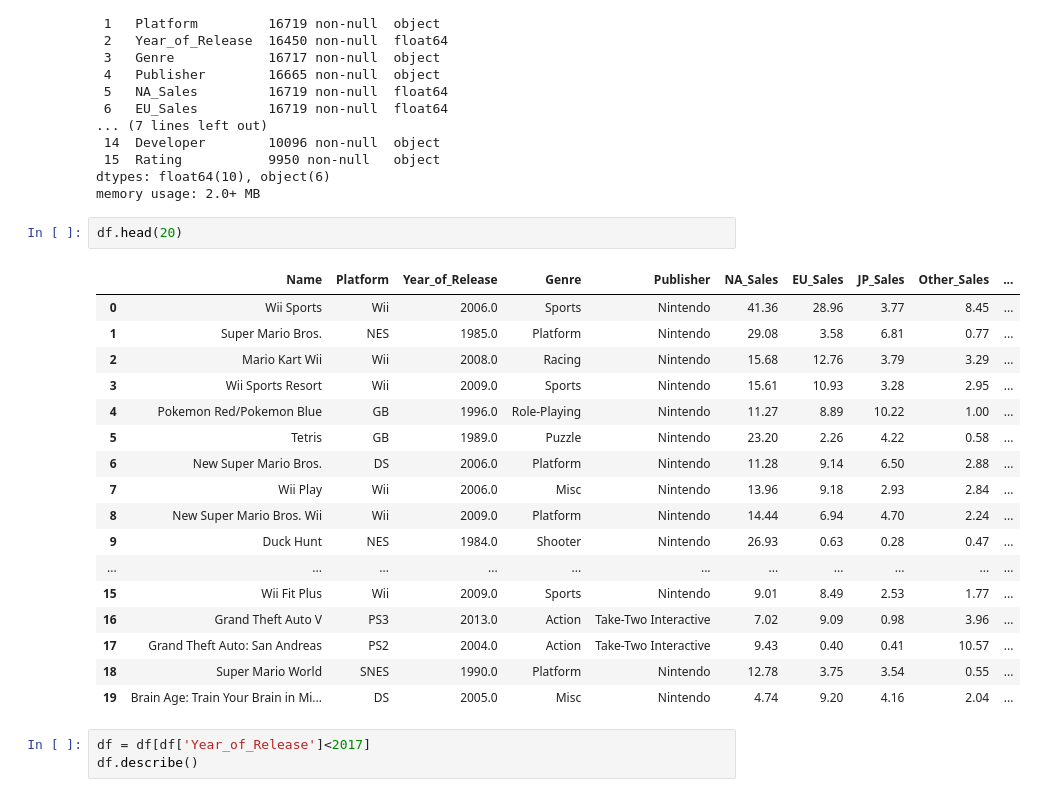
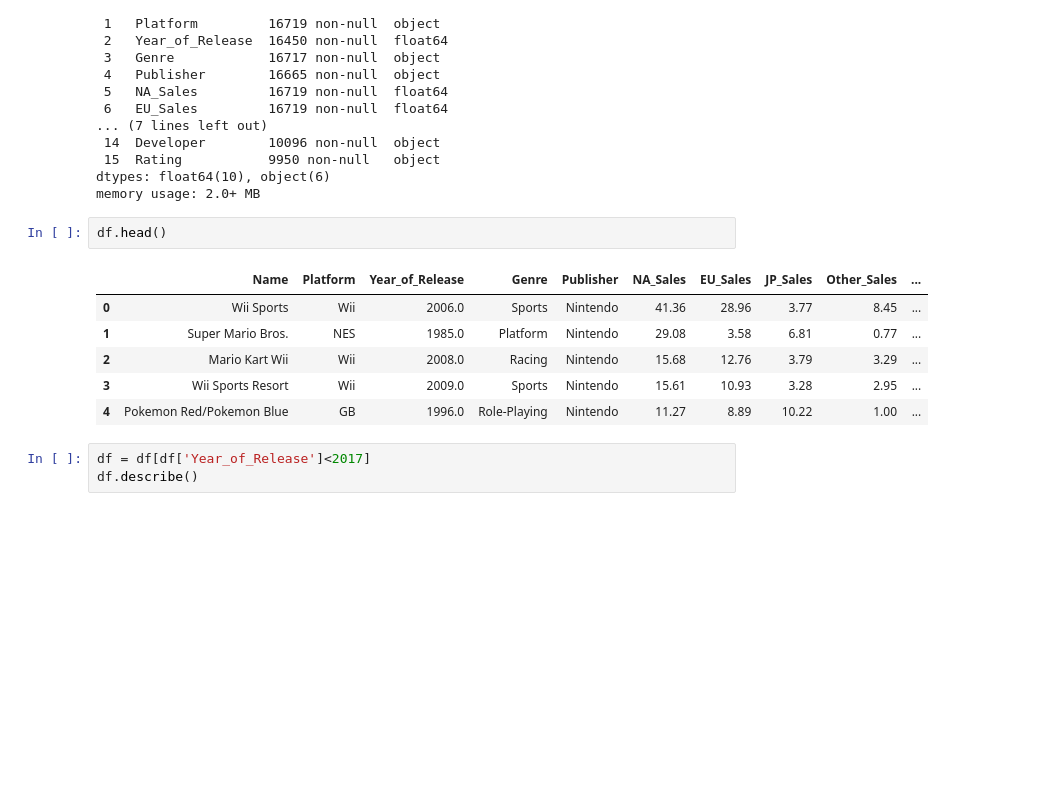
Before and after one commit to migueldf/data-storytelling, a Jupyter notebook: main.ipynb, the cells around one changed output. Cells and saved outputs as stored; diff of their text form; blank space fills up the shorter version.

```diff
--- a/main.ipynb
+++ b/main.ipynb
@@ -26,25 +27,14 @@ Data columns (total 16 columns):
 dtypes: float64(10), object(6)
 memory usage: 2.0+ MB
 # %%
-df.head(20)
+df.head()
 # %% [output]
 |  | Name | Platform | Year_of_Release | Genre | Publisher | NA_Sales | EU_Sales | JP_Sales | Other_Sales | ... |
 | 0 | Wii Sports | Wii | 2006.0 | Sports | Nintendo | 41.36 | 28.96 | 3.77 | 8.45 | ... |
 | 1 | Super Mario Bros. | NES | 1985.0 | Platform | Nintendo | 29.08 | 3.58 | 6.81 | 0.77 | ... |
 | 2 | Mario Kart Wii | Wii | 2008.0 | Racing | Nintendo | 15.68 | 12.76 | 3.79 | 3.29 | ... |
 | 3 | Wii Sports Resort | Wii | 2009.0 | Sports | Nintendo | 15.61 | 10.93 | 3.28 | 2.95 | ... |
 | 4 | Pokemon Red/Pokemon Blue | GB | 1996.0 | Role-Playing | Nintendo | 11.27 | 8.89 | 10.22 | 1.00 | ... |
-| 5 | Tetris | GB | 1989.0 | Puzzle | Nintendo | 23.20 | 2.26 | 4.22 | 0.58 | ... |
-| 6 | New Super Mario Bros. | DS | 2006.0 | Platform | Nintendo | 11.28 | 9.14 | 6.50 | 2.88 | ... |
-| 7 | Wii Play | Wii | 2006.0 | Misc | Nintendo | 13.96 | 9.18 | 2.93 | 2.84 | ... |
-| 8 | New Super Mario Bros. Wii | Wii | 2009.0 | Platform | Nintendo | 14.44 | 6.94 | 4.70 | 2.24 | ... |
-| 9 | Duck Hunt | NES | 1984.0 | Shooter | Nintendo | 26.93 | 0.63 | 0.28 | 0.47 | ... |
-| ... | ... | ... | ... | ... | ... | ... | ... | ... | ... | ... |
-| 15 | Wii Fit Plus | Wii | 2009.0 | Sports | Nintendo | 9.01 | 8.49 | 2.53 | 1.77 | ... |
-| 16 | Grand Theft Auto V | PS3 | 2013.0 | Action | Take-Two Interactive | 7.02 | 9.09 | 0.98 | 3.96 | ... |
-| 17 | Grand Theft Auto: San Andreas | PS2 | 2004.0 | Action | Take-Two Interactive | 9.43 | 0.40 | 0.41 | 10.57 | ... |
-| 18 | Super Mario World | SNES | 1990.0 | Platform | Nintendo | 12.78 | 3.75 | 3.54 | 0.55 | ... |
-| 19 | Brain Age: Train Your Brain in Mi... | DS | 2005.0 | Misc | Nintendo | 4.74 | 9.20 | 4.16 | 2.04 | ... |
 # %%
 df = df[df['Year_of_Release']<2017]
 df.describe()
```
Also changed, not shown: parts of 20 cells of this notebook.
